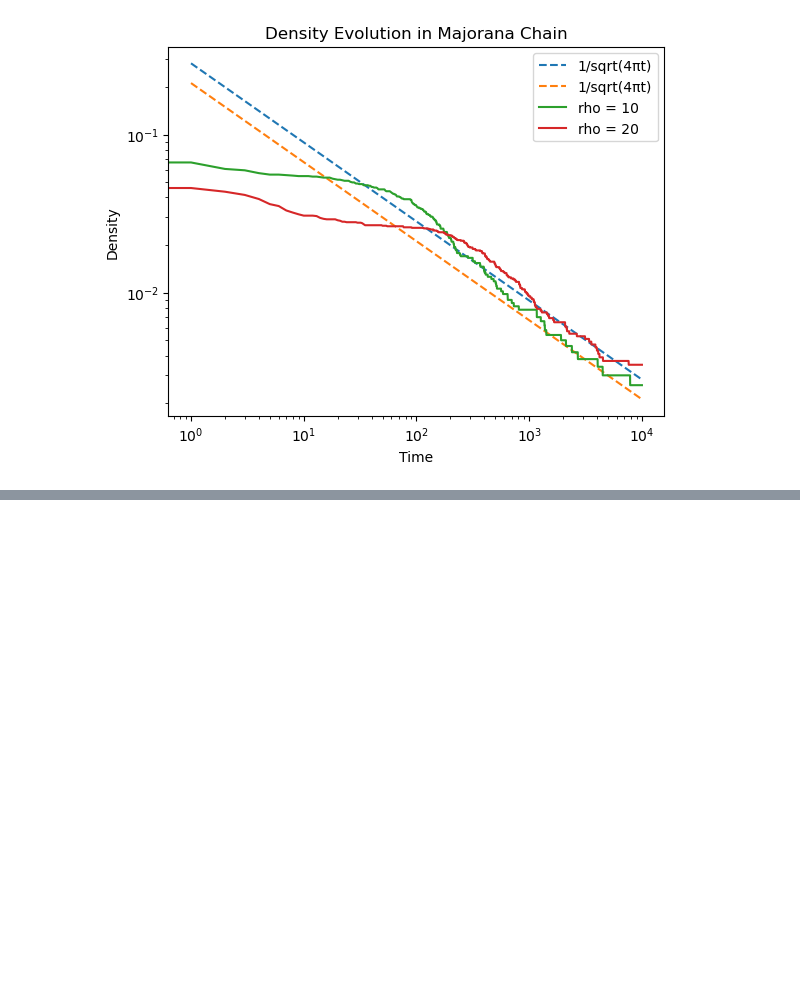
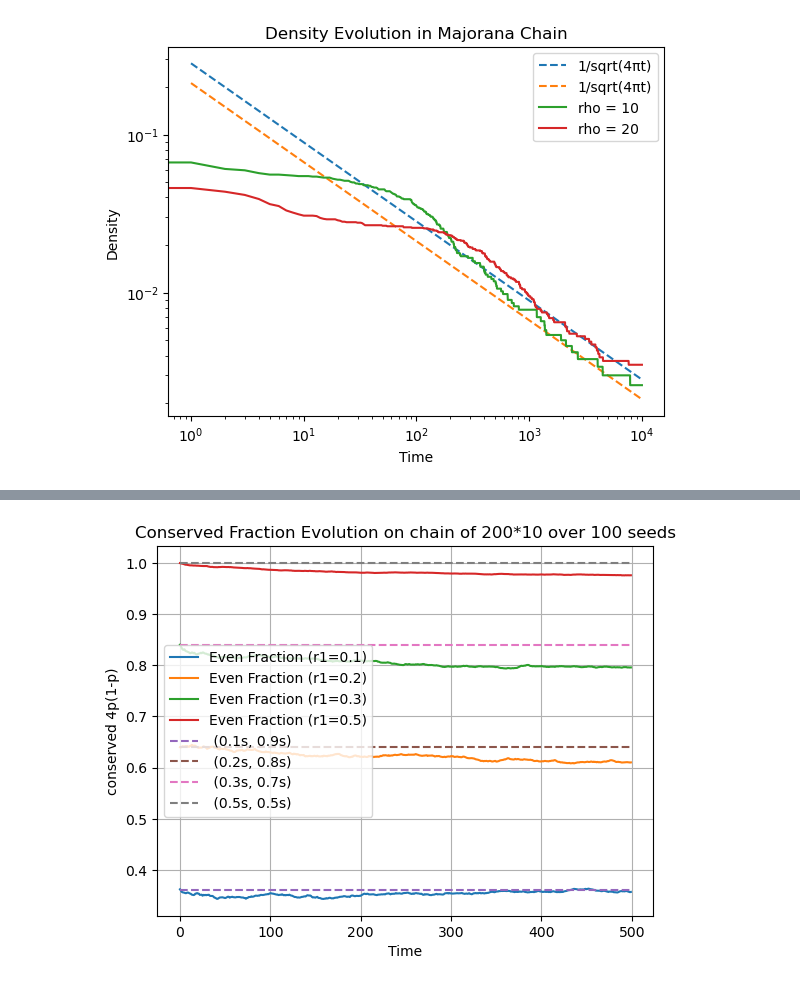
Before and after one commit to toM0dots/Majorana-Braiding, a Jupyter notebook: classical.ipynb, the cells around one changed output, grey strips where cells are left out. Cells and saved outputs as stored; diff of their text form; code cells hidden in the pictures; blank space fills up the shorter version.

```diff
--- a/classical.ipynb
+++ b/classical.ipynb
@@ -188,0 +260,17 @@ plt.show()
+# %%
+plt.plot(times1, np.mean(Fraction[:, : , 0], axis=0), label='Even Fraction (r1=0.1)')
+plt.plot(times2, np.mean(Fraction[:, : , 1], axis=0), label='Even Fraction (r1=0.2)')
+plt.plot(times3, np.mean(Fraction[:, : , 2], axis=0), label='Even Fraction (r1=0.3)')
+plt.plot(times4, np.mean(Fraction[:, : , 3], axis=0), label='Even Fraction (r1=0.5)')
+plt.plot(times1, np.full(Tmax, 4*0.1*0.9), label=' (0.1s, 0.9s)', linestyle='--')
+plt.plot(times2,  np.full(Tmax, 4*0.2*0.8), label=' (0.2s, 0.8s)', linestyle='--')
+plt.plot(times3,  np.full(Tmax, 4*0.3*0.7), label=' (0.3s, 0.7s)', linestyle='--')
+plt.plot(times4,  np.full(Tmax, 4*0.5*0.5), label=' (0.5s, 0.5s)', linestyle='--')
+plt.xlabel('Time')
+plt.ylabel('conserved 4p(1-p)')
+plt.title(f'Conserved Fraction Evolution on chain of {N}*{rho} over {num_seeds} seeds')
+plt.legend()
+plt.grid()
+plt.show()
+# %% [output]
+[figure, added]
```
Also changed, not shown: parts of 3 cells of this notebook.
